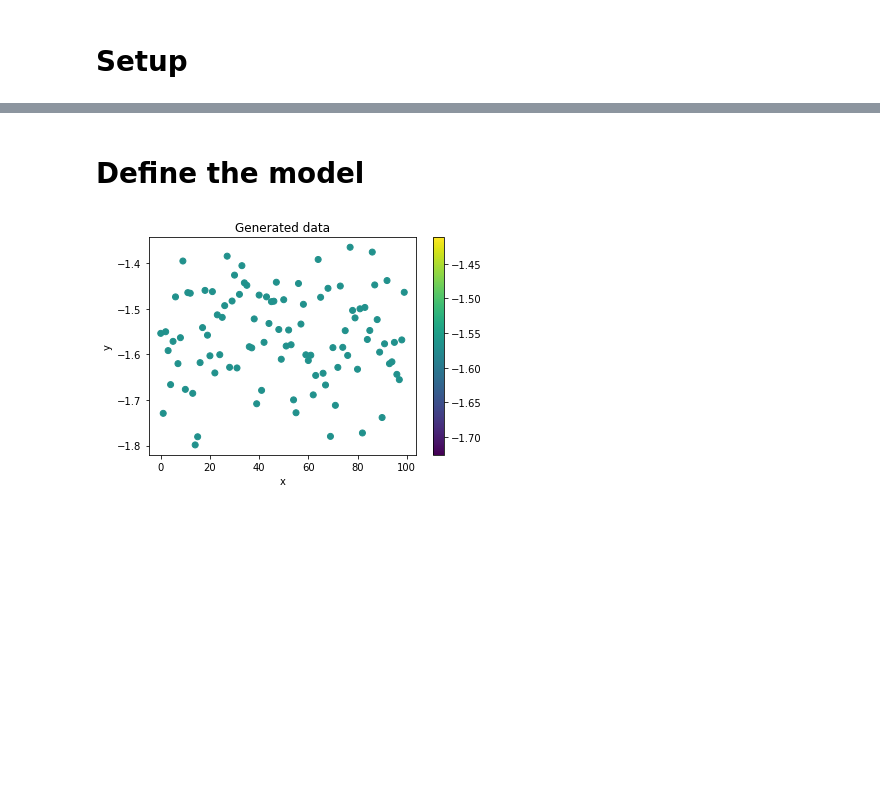
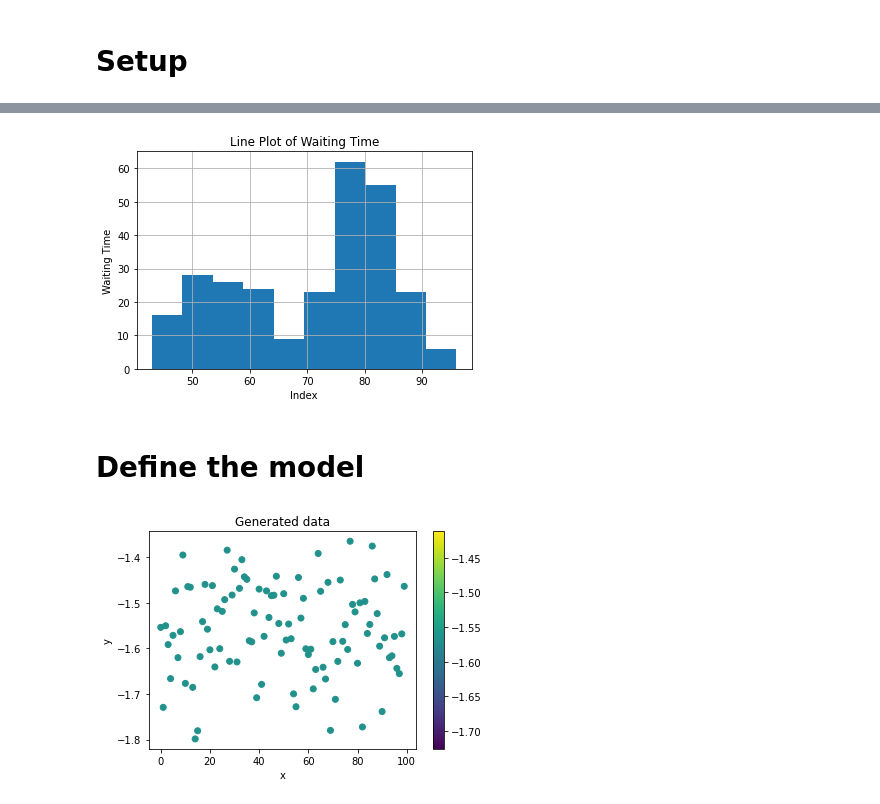
Before and after one commit to MariusAlonso/MVA-PGM-Sampling-Methods-DP-Mixture-Models, a Jupyter notebook: algo2 algo5.ipynb, the cells around one changed output, grey strips where cells are left out. Drawn from its saved outputs; the diff is of its cells as text; code cells hidden in the pictures; blank space fills up the shorter version.

```diff
--- a/algo2 algo5.ipynb
+++ b/algo2 algo5.ipynb
@@ -15,0 +19,4 @@ data = np.array([-2.10156743, -1.8583213 , -2.11703494, -2.06448116, -2.01051116
+# %%
+faithful_df=pd.read_csv('faithful.csv')
+del faithful_df['Unnamed: 0']
+faithful_df
@@ -15,0 +37,8 @@ data = np.array([-2.10156743, -1.8583213 , -2.11703494, -2.06448116, -2.01051116
+# %%
+faithful_df['waiting'].hist()
+plt.xlabel('Index')
+plt.ylabel('Waiting Time')
+plt.title('Line Plot of Waiting Time')
+plt.show()
+# %% [output]
+[figure, added]
```
Also changed, not shown: parts of 10 cells of this notebook.
